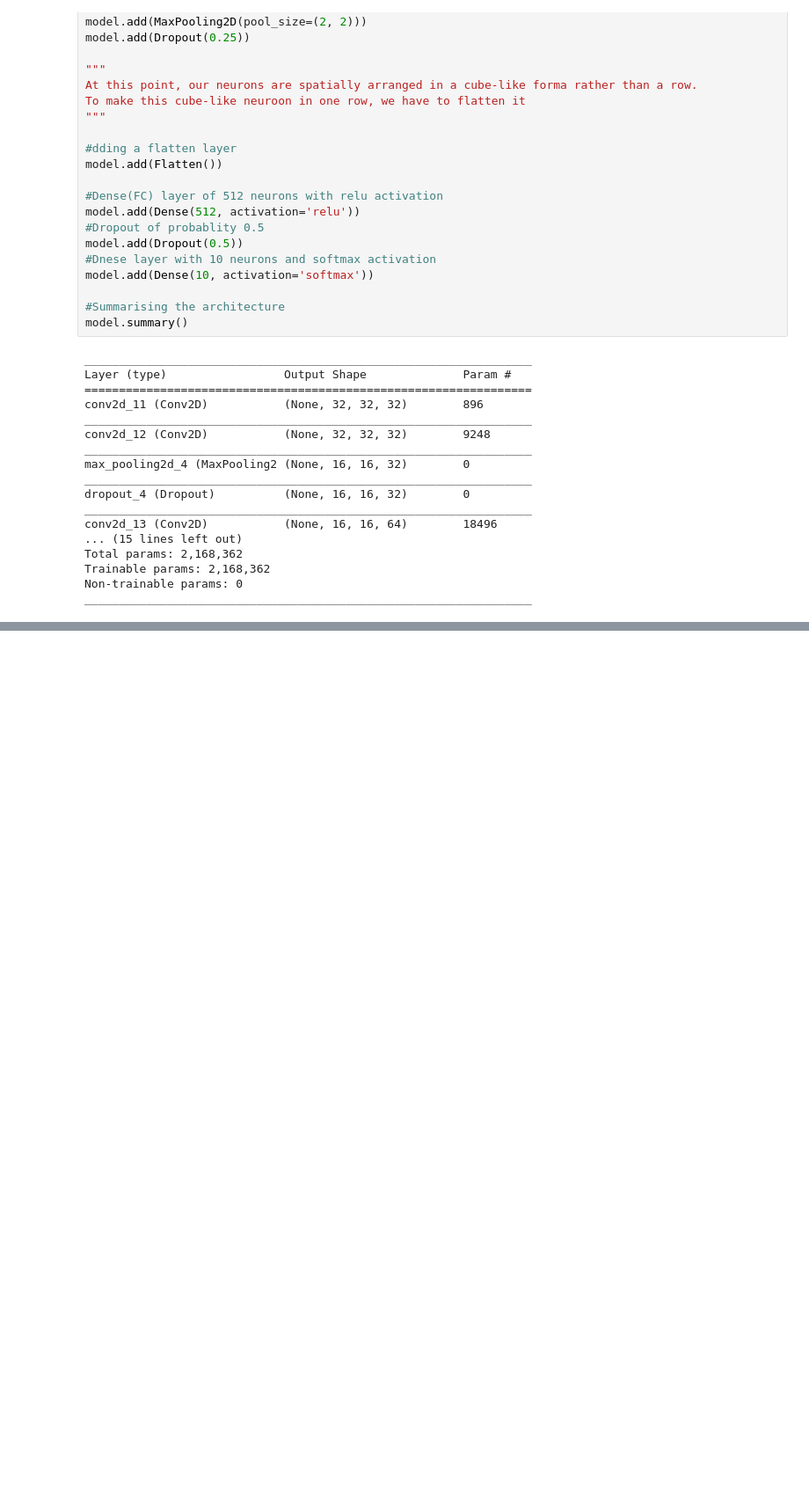
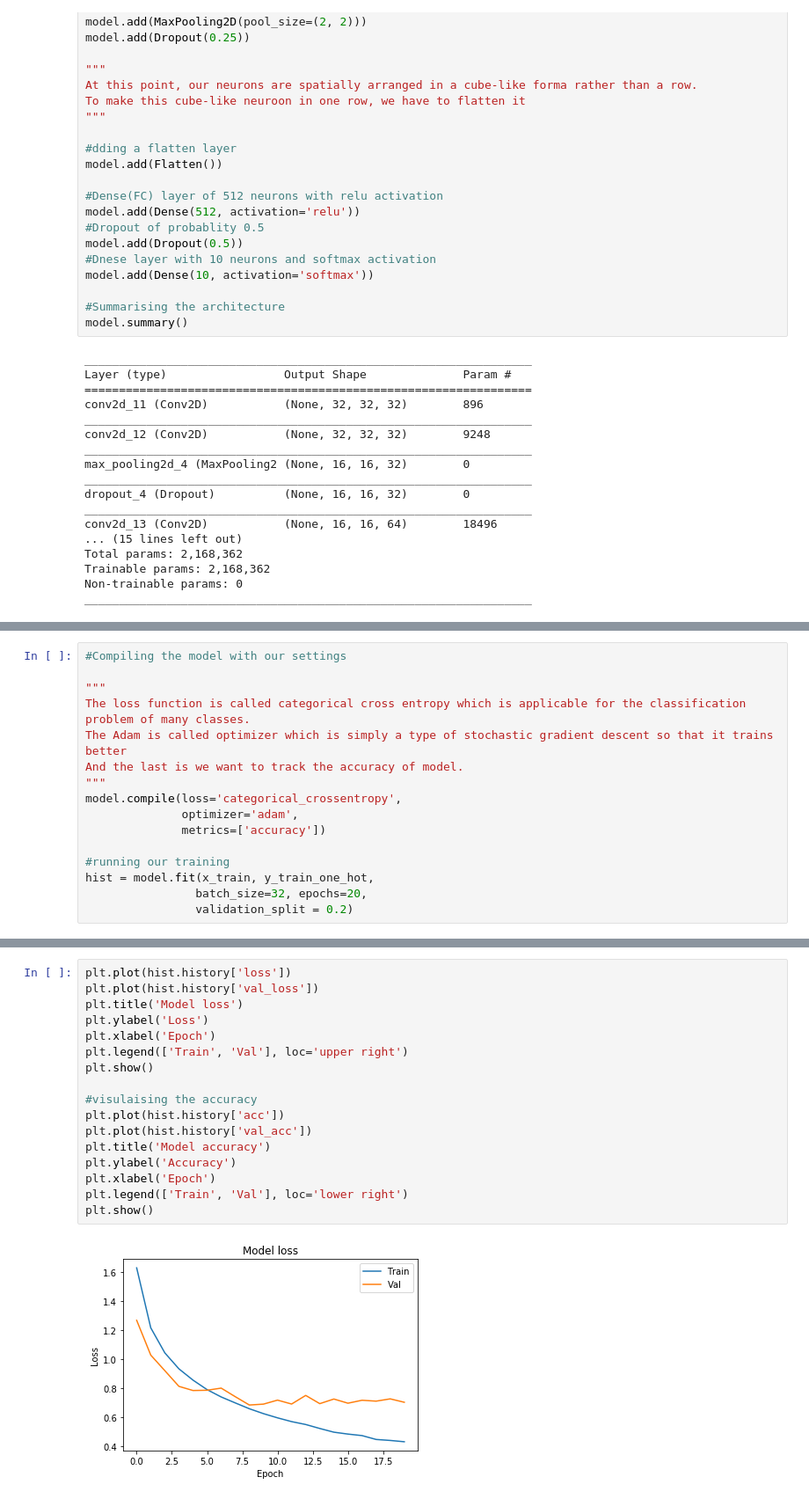
Before and after one commit to aaditya29/First-CNN, a Jupyter notebook: ImageClassifier.ipynb, the cells around one changed output, grey strips where cells are left out. Shown at 88% size. Cells and saved outputs as stored; diff of their text form; blank space fills up the shorter version.

Commit message:
Setting Up Of Architecture Completed

```diff
--- a/ImageClassifier.ipynb
+++ b/ImageClassifier.ipynb
@@ -178,0 +181,16 @@ _________________________________________________________________
+# %%
+#Compiling the model with our settings
+
+"""
+The loss function is called categorical cross entropy which is applicable for the classification problem of many classes.
+The Adam is called optimizer which is simply a type of stochastic gradient descent so that it trains better
+And the last is we want to track the accuracy of model.
+"""
+model.compile(loss='categorical_crossentropy',
+              optimizer='adam',
+              metrics=['accuracy'])
+
+#running our training
+hist = model.fit(x_train, y_train_one_hot,
+                batch_size=32, epochs=20,
+                validation_split = 0.2)
@@ -178,0 +215,19 @@ _________________________________________________________________
+# %%
+plt.plot(hist.history['loss'])
+plt.plot(hist.history['val_loss'])
+plt.title('Model loss')
+plt.ylabel('Loss')
+plt.xlabel('Epoch')
+plt.legend(['Train', 'Val'], loc='upper right')
+plt.show()
+
+#visulaising the accuracy
+plt.plot(hist.history['acc'])
+plt.plot(hist.history['val_acc'])
+plt.title('Model accuracy')
+plt.ylabel('Accuracy')
+plt.xlabel('Epoch')
+plt.legend(['Train', 'Val'], loc='lower right')
+plt.show()
+# %% [output]
+[figure, added]
```
Also changed, not shown: parts of 5 cells of this notebook, 1 other file.
